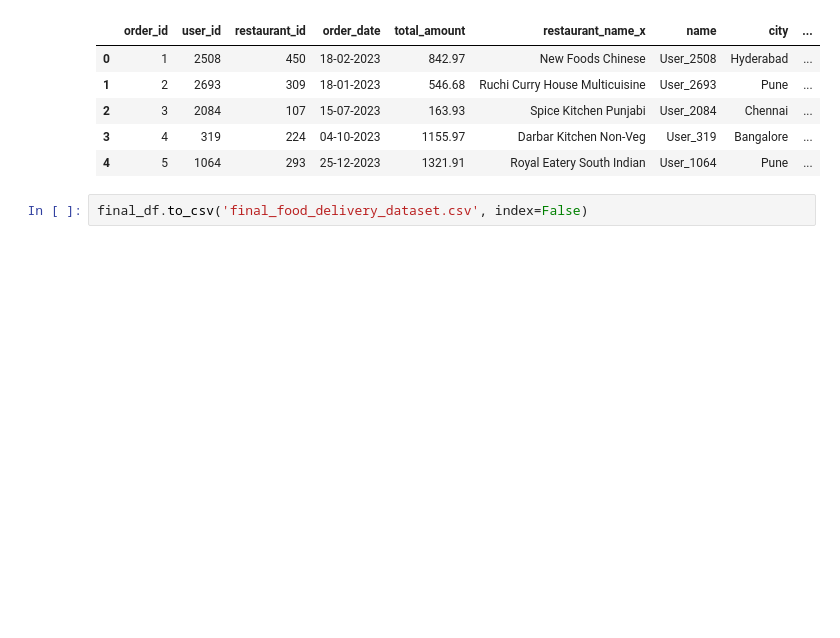
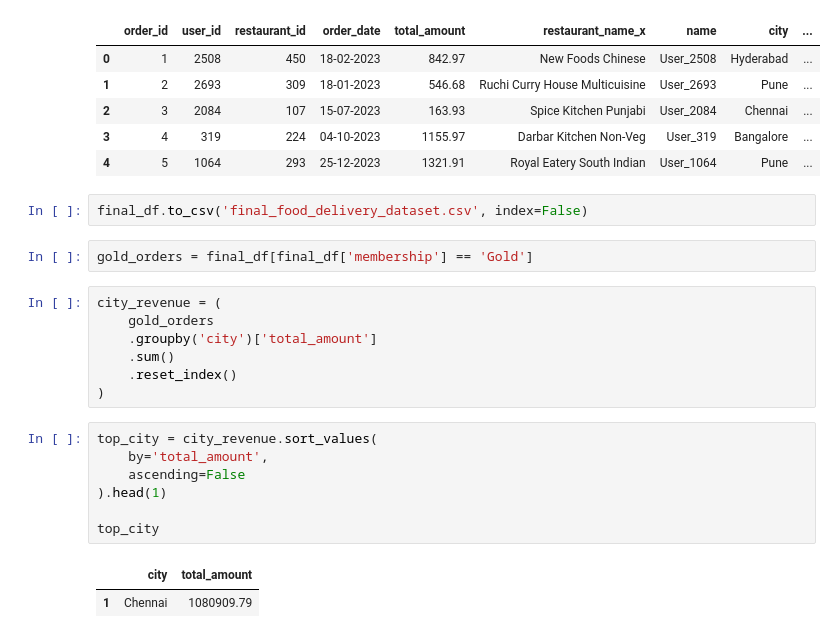
Before and after one commit to 94Harsha/Dev, a Jupyter notebook: chapter_appendix-tools-for-deep-learning/jupyter.ipynb, the cells around one changed output. Drawn from its saved outputs; the diff is of its cells as text; blank space fills up the shorter version.

```diff
--- a/chapter_appendix-tools-for-deep-learning/jupyter.ipynb
+++ b/chapter_appendix-tools-for-deep-learning/jupyter.ipynb
@@ -235,3 +235,22 @@ final_df.head()
 | 4 | 5 | 1064 | 293 | 25-12-2023 | 1321.91 | Royal Eatery South Indian | User_1064 | Pune | ... |
 # %%
 final_df.to_csv('final_food_delivery_dataset.csv', index=False)
+# %%
+gold_orders = final_df[final_df['membership'] == 'Gold']
+# %%
+city_revenue = (
+    gold_orders
+    .groupby('city')['total_amount']
+    .sum()
+    .reset_index()
+)
+# %%
+top_city = city_revenue.sort_values(
+    by='total_amount',
+    ascending=False
+).head(1)
+
+top_city
+# %% [output]
+|  | city | total_amount |
+| 1 | Chennai | 1080909.79 |
```
Also changed, not shown: parts of 35 cells of this notebook.
